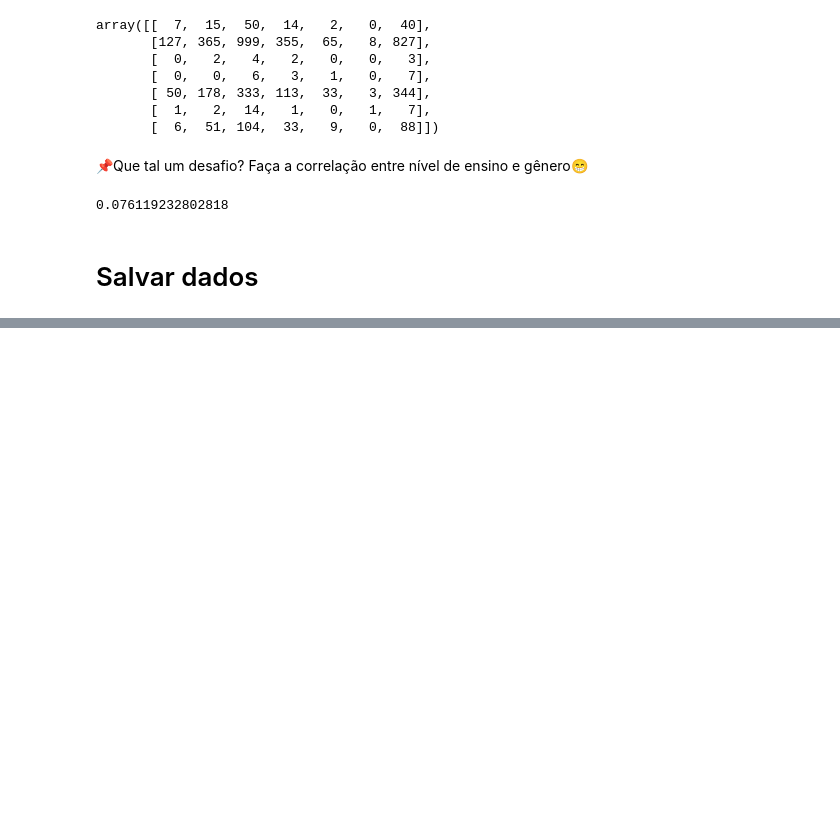
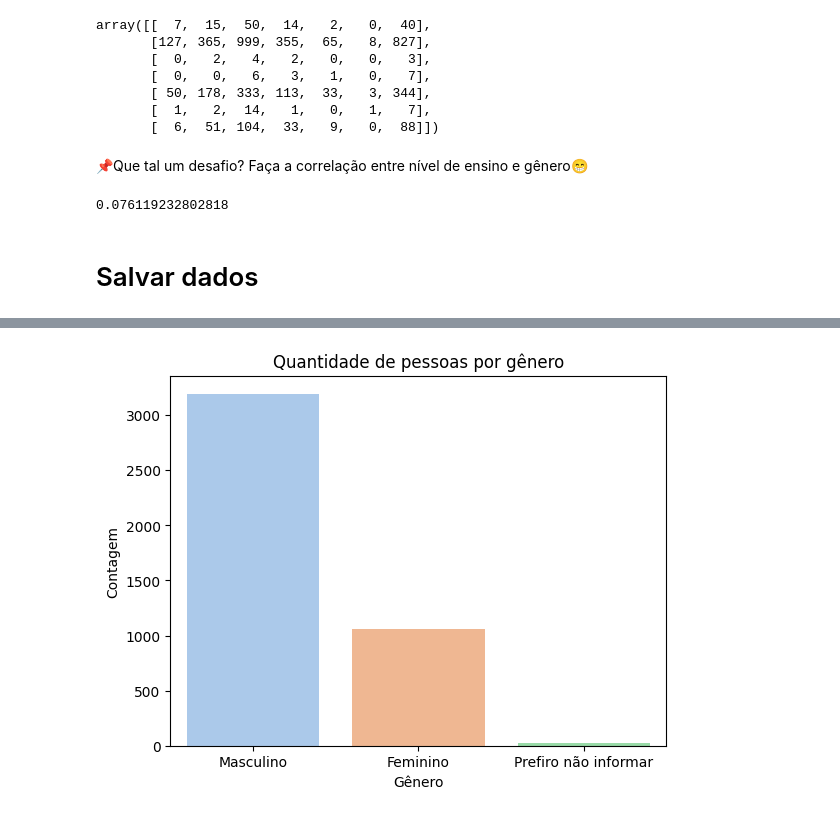
Before and after one commit to pathilink/programaria_analise_dados, a Jupyter notebook: notebooks/analise_dados.ipynb, the cells around one changed output, grey strips where cells are left out. Drawn from its saved outputs; the diff is of its cells as text; code cells hidden in the pictures; blank space fills up the shorter version.

```diff
--- a/notebooks/analise_dados.ipynb
+++ b/notebooks/analise_dados.ipynb
@@ -909,0 +1007,3 @@ dados.to_csv('/content/drive/MyDrive/PrograMaria/analise_dados/analise_dados.csv
+# %%
+# renomeia a coluna
+dados.rename(columns={'UF ONDE MORA':'estado'}, inplace=True)
@@ -909,0 +1075,10 @@ dados.to_csv('/content/drive/MyDrive/PrograMaria/analise_dados/analise_dados.csv
+# %%
+plt.figure()
+sns.countplot(data=dados, x='GENERO', hue='GENERO', palette='pastel')
+plt.title('Quantidade de pessoas por gênero')
+plt.xlabel('Gênero')
+plt.ylabel('Contagem')
+# plt.grid(True)
+plt.show()
+# %% [output]
+[figure, added]
```
Also changed, not shown: parts of 31 cells of this notebook.
